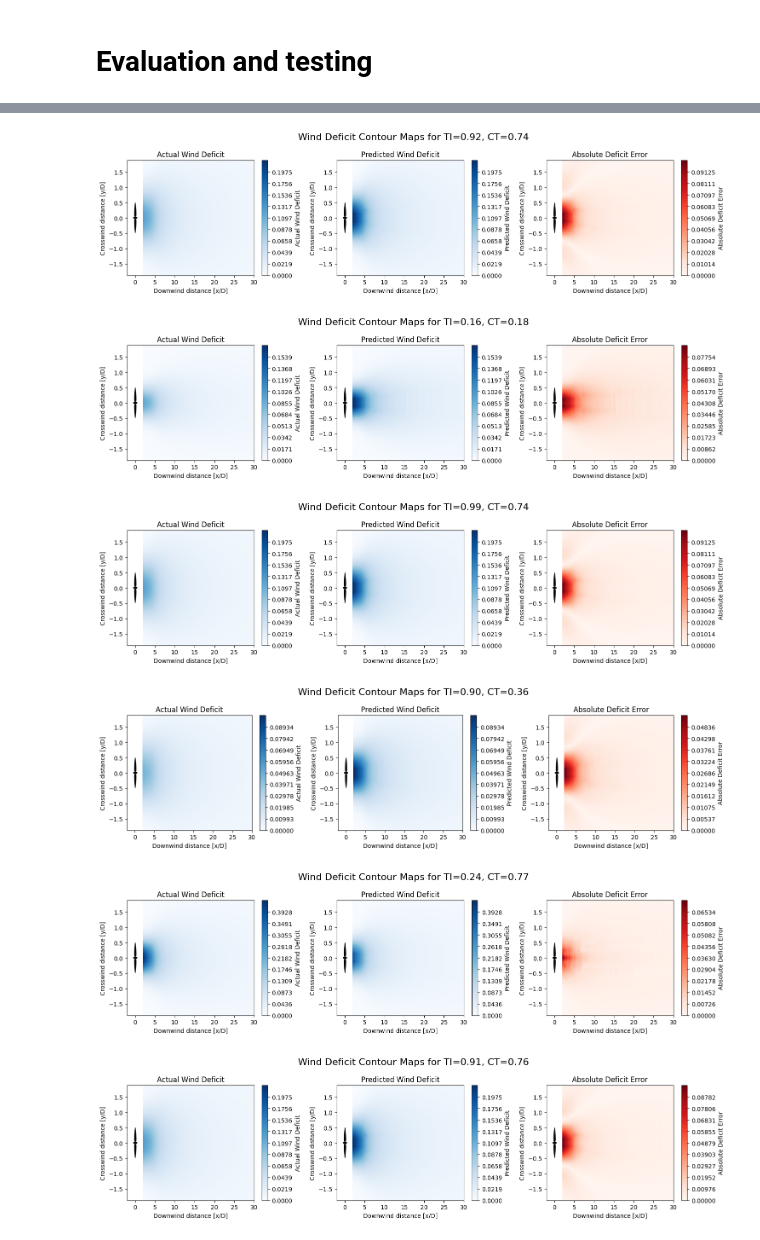
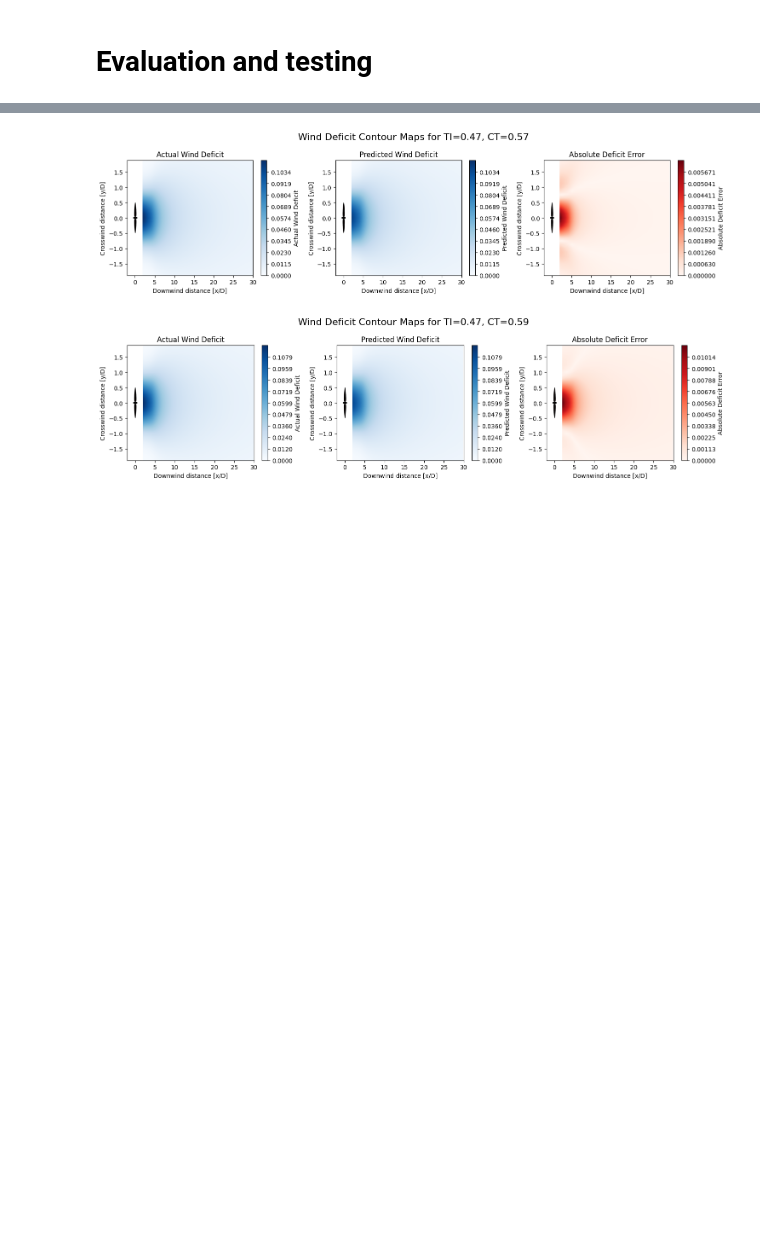
Before and after one commit to NiccoloMorabito/Ainslie-surrogate, a Jupyter notebook: learning_univariate_DT.ipynb, the cells around one changed output, grey strips where cells are left out. Saved outputs shown, nothing was run; the diff lists cells and outputs as text; code cells hidden in the pictures; blank space fills up the shorter version.

Commit message:
Added results for Dt interpolation with r=12

```diff
--- a/learning_univariate_DT.ipynb
+++ b/learning_univariate_DT.ipynb
@@ -8,16 +8,16 @@ import utils.plotting as plotting
 # %%
 FACTORS_FOLDER = "discr_factors_x2_30_y-2_2_step0.125_TIstep0.01_CTstep0.01"
 DATA_FOLDER = f"data/{FACTORS_FOLDER}/"
-#INPUT_VAR_TO_TRAIN_REDUCTION_FACTOR = {'ti': 4, 'ct': 4, 'x/D': 4, 'y/D': 4}
-#train_reduc_factor_string = "training_factors=" + "-".join([f"{k}{v}" for k, v in INPUT_VAR_TO_TRAIN_REDUCTION_FACTOR.items()]).replace("/", "")
-INPUT_VAR_TO_TRAIN_RANGES = {'ti': [(0.15, 0.4)], 'ct': [(0.3, 0.7)]}
-train_range_string = "training_ranges=" + '-'.join([f"{var}{r[0]}-{r[1]}" for var, ranges in INPUT_VAR_TO_TRAIN_RANGES.items() for r in ranges])
-EXPERIMENT = "extrapolation"
+INPUT_VAR_TO_TRAIN_REDUCTION_FACTOR = {'ti': 12, 'ct': 12}#, 'x/D': 4, 'y/D': 4}
+train_reduc_factor_string = "training_factors=" + "-".join([f"{k}{v}" for k, v in INPUT_VAR_TO_TRAIN_REDUCTION_FACTOR.items()]).replace("/", "")
+#INPUT_VAR_TO_TRAIN_RANGES = {'ti': [(0.15, 0.4)], 'ct': [(0.3, 0.7)]}
+#train_range_string = "training_ranges=" + '-'.join([f"{var}{r[0]}-{r[1]}" for var, ranges in INPUT_VAR_TO_TRAIN_RANGES.items() for r in ranges])
+EXPERIMENT = "interpolation"
 CONSIDER_WS = False
 COORDS_AS_INPUT = True # univariate setting
-MAX_DEPTH = 20
+MAX_DEPTH = None
 
-MODEL_NAME = f"univariate_DT_max-depth{MAX_DEPTH}_{train_range_string}"
+MODEL_NAME = f"univariate_DT_max-depth{MAX_DEPTH}_{train_reduc_factor_string}"
 if CONSIDER_WS:
     MODEL_NAME += "_consider_ws"
 MODEL_DESCRIPTION=MODEL_NAME+"_"+FACTORS_FOLDER
@@ -31,8 +31,8 @@ train_dataset, valid_dataset, test_dataset = get_wake_datasets(DATA_FOLDER,
                                                                #train_perc=0.6,
                                                                #validation_perc=0.2,
                                                                #test_perc=0.2
-                                                               #input_var_to_train_reduction_factor=INPUT_VAR_TO_TRAIN_REDUCTION_FACTOR,
-                                                               input_var_to_train_ranges=INPUT_VAR_TO_TRAIN_RANGES,
+                                                               input_var_to_train_reduction_factor=INPUT_VAR_TO_TRAIN_REDUCTION_FACTOR,
+                                                               #input_var_to_train_ranges=INPUT_VAR_TO_TRAIN_RANGES,
                                                                )
 
 train_x, train_y = train_dataset.inputs, train_dataset.outputs
@@ -124,16 +148,12 @@ Prediction time=1.1632757886680422e-07s
 # %%
 num_cells = test_dataset.num_cells
 num_fields = len(test_dataset)//num_cells
 field_indices = list(range(num_fields))
 #random.shuffle(field_indices)
 
-for field_idx in field_indices[500:510]:
+for field_idx in field_indices[2028:2030]:
     ti, ct, ws, wake_field, predicted_wake_field = test_dataset.get_parameters_for_plotting_univariate(model, field_idx)
     plotting.plot_maps(test_dataset.X_grid, test_dataset.Y_grid, wake_field, predicted_wake_field, ti, ct, ws, error_to_plot='absolute')
 # %% [output]
-[figure, old version]
+[figure, new version]
-[figure, old version]
+[figure, new version]
-[figure, removed]
-[figure, removed]
-[figure, removed]
-[figure, removed]
```
Also changed, not shown: parts of 9 cells of this notebook, 2 other files.
